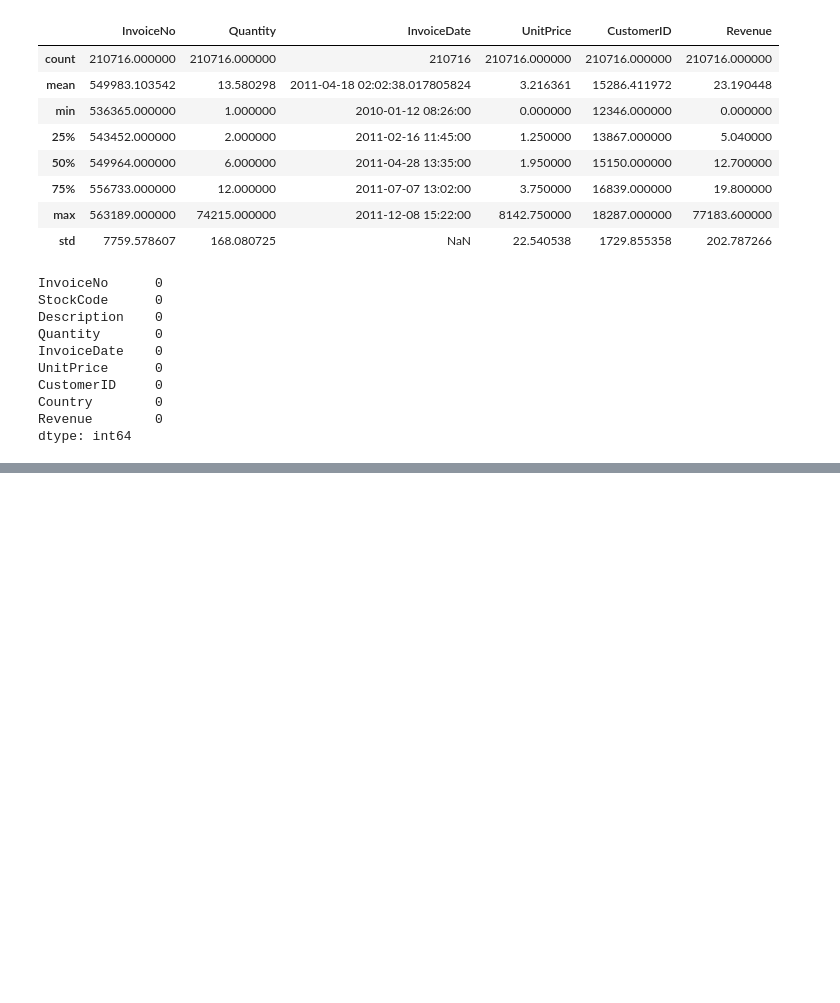
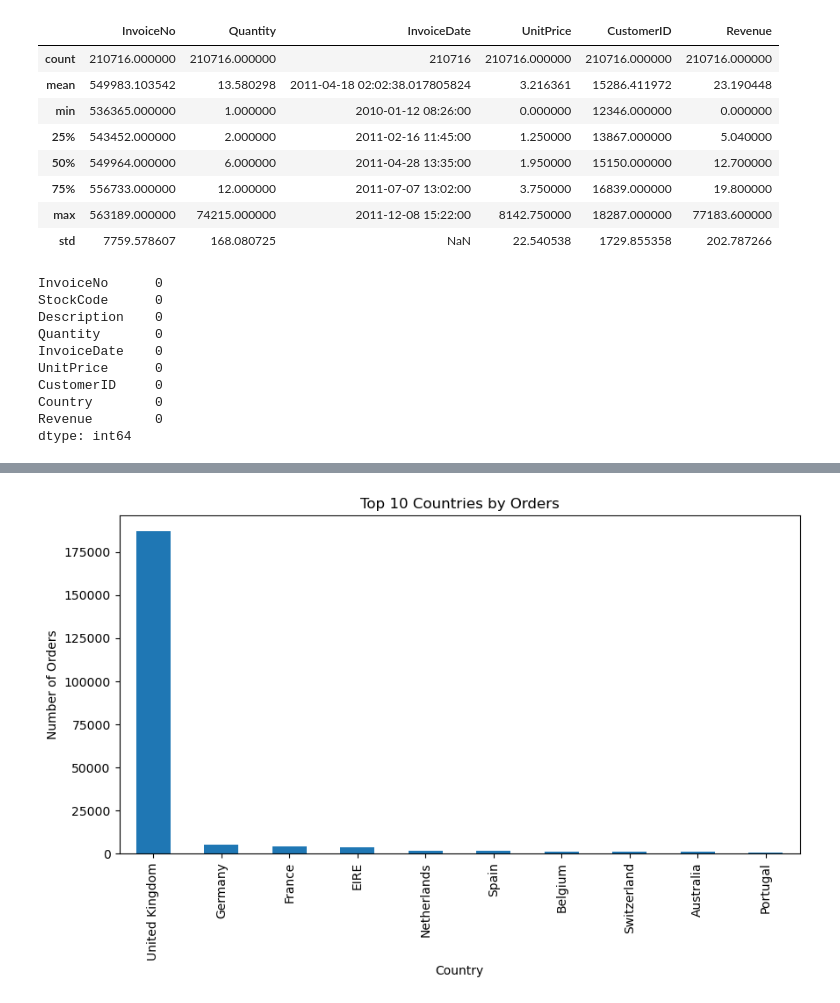
Before and after one commit to dharani-malla/Cohort-Retention-CLTV-Analysis, a Jupyter notebook: Online_Retail_EDA.ipynb, the cells around one changed output, grey strips where cells are left out. Drawn from its saved outputs; the diff is of its cells as text; code cells hidden in the pictures; blank space fills up the shorter version.

```diff
--- a/Online_Retail_EDA.ipynb
+++ b/Online_Retail_EDA.ipynb
@@ -68,0 +92,11 @@ dtype: int64
+# %%
+top_countries = df['Country'].value_counts().head(10)
+
+plt.figure(figsize=(10,5))
+top_countries.plot(kind='bar')
+plt.title('Top 10 Countries by Orders')
+plt.xlabel('Country')
+plt.ylabel('Number of Orders')
+plt.show()
+# %% [output]
+[figure, added]
```
Also changed, not shown: parts of 3 cells of this notebook.
